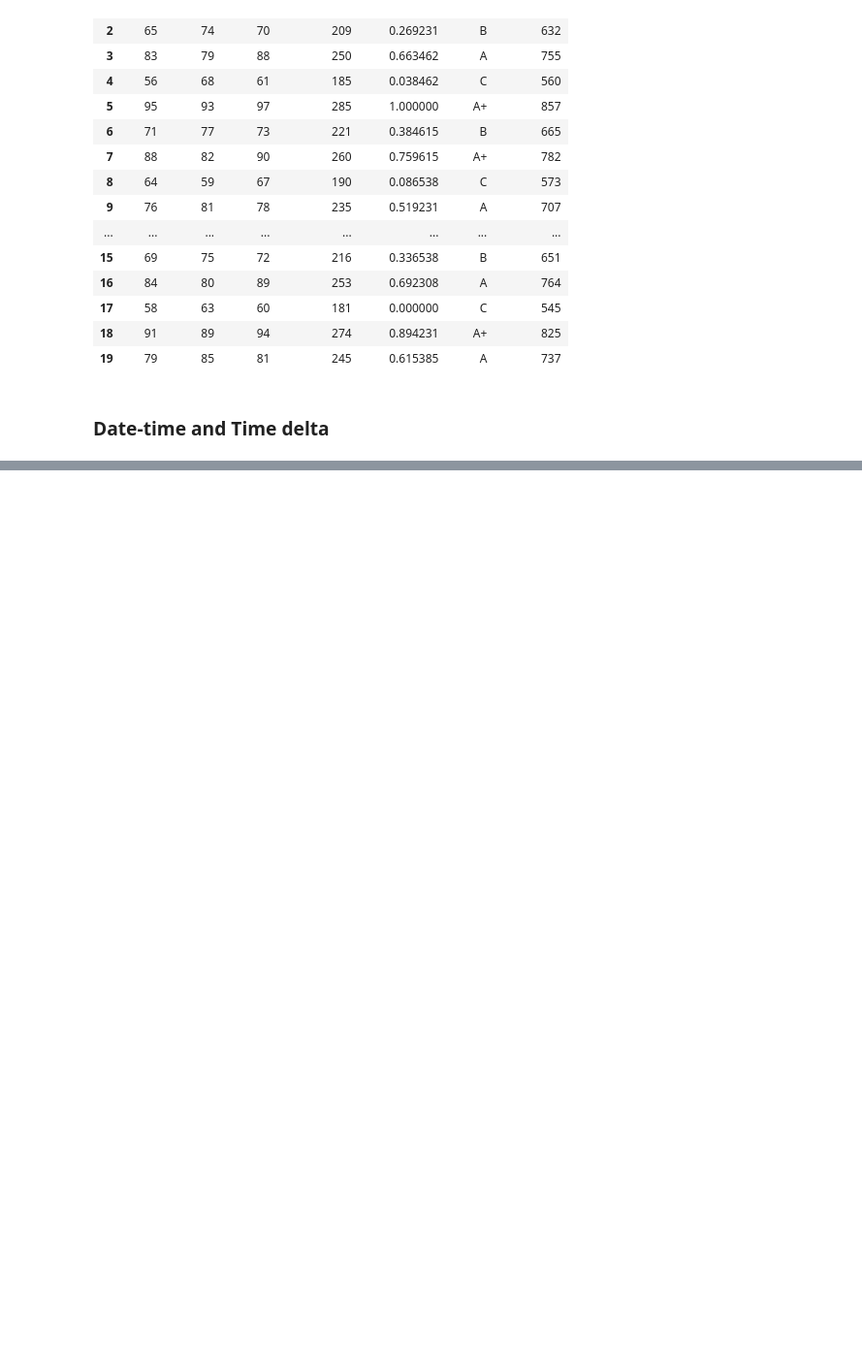
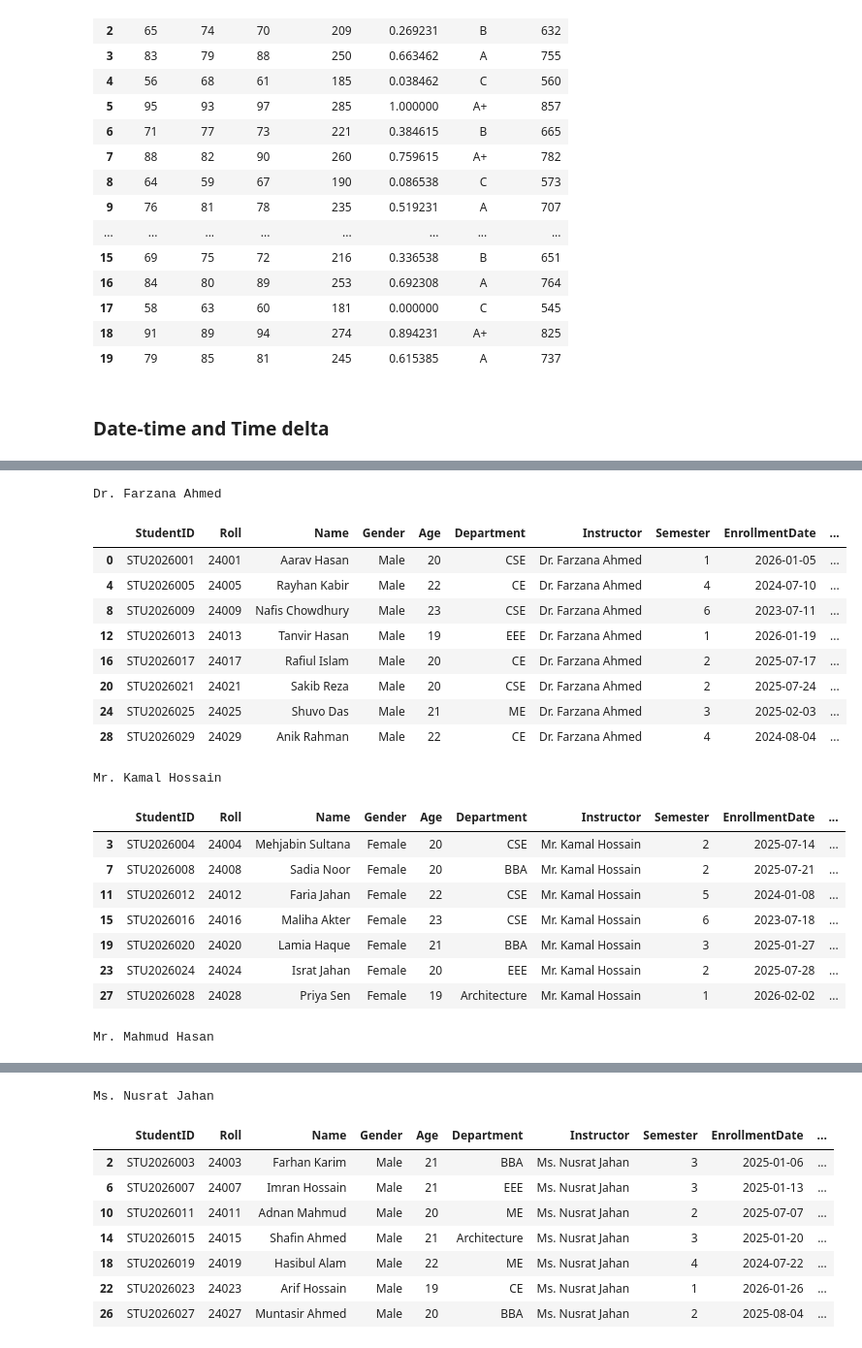
Before and after one commit to TanvirSdq/guide, a Jupyter notebook: Python/Pandas/M-14.ipynb, the cells around one changed output, grey strips where cells are left out. Shown at 97% size. Cells and saved outputs as stored; diff of their text form; code cells hidden in the pictures; blank space fills up the shorter version.

```diff
--- a/Python/Pandas/M-14.ipynb
+++ b/Python/Pandas/M-14.ipynb
@@ -565,0 +655,25 @@ df[]
+# %%
+for name, group in instructor_group:
+    print(name)
+    display(group)
+# %% [output]
+Dr. Farzana Ahmed
+|  | StudentID | Roll | Name | Gender | Age | Department | Instructor | Semester | EnrollmentDate | ... |
+| 0 | STU2026001 | 24001 | Aarav Hasan | Male | 20 | CSE | Dr. Farzana Ahmed | 1 | 2026-01-05 | ... |
+| 4 | STU2026005 | 24005 | Rayhan Kabir | Male | 22 | CE | Dr. Farzana Ahmed | 4 | 2024-07-10 | ... |
+| 8 | STU2026009 | 24009 | Nafis Chowdhury | Male | 23 | CSE | Dr. Farzana Ahmed | 6 | 2023-07-11 | ... |
+| 12 | STU2026013 | 24013 | Tanvir Hasan | Male | 19 | EEE | Dr. Farzana Ahmed | 1 | 2026-01-19 | ... |
+| 16 | STU2026017 | 24017 | Rafiul Islam | Male | 20 | CE | Dr. Farzana Ahmed | 2 | 2025-07-17 | ... |
+| 20 | STU2026021 | 24021 | Sakib Reza | Male | 20 | CSE | Dr. Farzana Ahmed | 2 | 2025-07-24 | ... |
+| 24 | STU2026025 | 24025 | Shuvo Das | Male | 21 | ME | Dr. Farzana Ahmed | 3 | 2025-02-03 | ... |
+| 28 | STU2026029 | 24029 | Anik Rahman | Male | 22 | CE | Dr. Farzana Ahmed | 4 | 2024-08-04 | ... |
+Mr. Kamal Hossain
+|  | StudentID | Roll | Name | Gender | Age | Department | Instructor | Semester | EnrollmentDate | ... |
+| 3 | STU2026004 | 24004 | Mehjabin Sultana | Female | 20 | CSE | Mr. Kamal Hossain | 2 | 2025-07-14 | ... |
+| 7 | STU2026008 | 24008 | Sadia Noor | Female | 20 | BBA | Mr. Kamal Hossain | 2 | 2025-07-21 | ... |
+| 11 | STU2026012 | 24012 | Faria Jahan | Female | 22 | CSE | Mr. Kamal Hossain | 5 | 2024-01-08 | ... |
+| 15 | STU2026016 | 24016 | Maliha Akter | Female | 23 | CSE | Mr. Kamal Hossain | 6 | 2023-07-18 | ... |
+| 19 | STU2026020 | 24020 | Lamia Haque | Female | 21 | BBA | Mr. Kamal Hossain | 3 | 2025-01-27 | ... |
+| 23 | STU2026024 | 24024 | Israt Jahan | Female | 20 | EEE | Mr. Kamal Hossain | 2 | 2025-07-28 | ... |
+| 27 | STU2026028 | 24028 | Priya Sen | Female | 19 | Architecture | Mr. Kamal Hossain | 1 | 2026-02-02 | ... |
+Mr. Mahmud Hasan
@@ -565,0 +689,9 @@ df[]
+Ms. Nusrat Jahan
+|  | StudentID | Roll | Name | Gender | Age | Department | Instructor | Semester | EnrollmentDate | ... |
+| 2 | STU2026003 | 24003 | Farhan Karim | Male | 21 | BBA | Ms. Nusrat Jahan | 3 | 2025-01-06 | ... |
+| 6 | STU2026007 | 24007 | Imran Hossain | Male | 21 | EEE | Ms. Nusrat Jahan | 3 | 2025-01-13 | ... |
+| 10 | STU2026011 | 24011 | Adnan Mahmud | Male | 20 | ME | Ms. Nusrat Jahan | 2 | 2025-07-07 | ... |
+| 14 | STU2026015 | 24015 | Shafin Ahmed | Male | 21 | Architecture | Ms. Nusrat Jahan | 3 | 2025-01-20 | ... |
+| 18 | STU2026019 | 24019 | Hasibul Alam | Male | 22 | ME | Ms. Nusrat Jahan | 4 | 2024-07-22 | ... |
+| 22 | STU2026023 | 24023 | Arif Hossain | Male | 19 | CE | Ms. Nusrat Jahan | 1 | 2026-01-26 | ... |
+| 26 | STU2026027 | 24027 | Muntasir Ahmed | Male | 20 | BBA | Ms. Nusrat Jahan | 2 | 2025-08-04 | ... |
```
Also changed, not shown: parts of 13 cells of this notebook, 4 other files.
